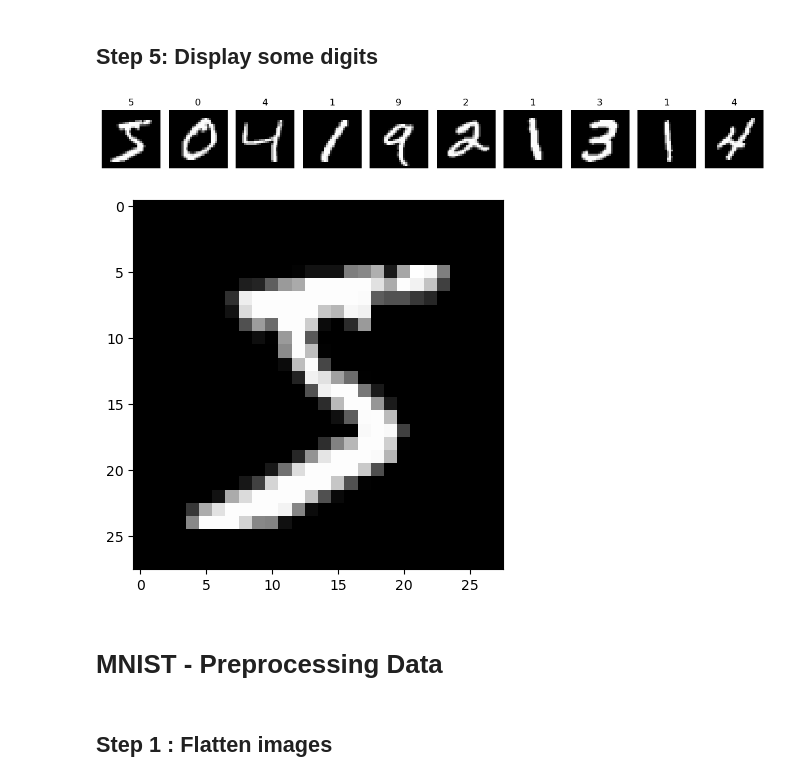
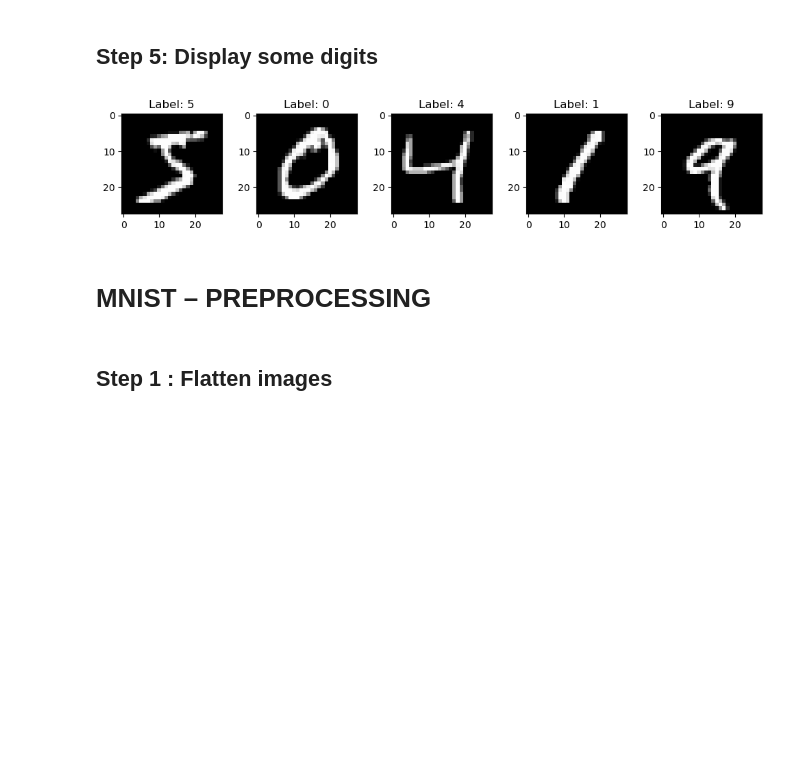
Before and after one commit to Pchambet/mnist-case-study, a Jupyter notebook: mnist.ipynb, the cells around one changed output. Cells and saved outputs as stored; diff of their text form; code cells hidden in the pictures; blank space fills up the shorter version.

```diff
--- a/mnist.ipynb
+++ b/mnist.ipynb
@@ -52,27 +52,20 @@ Pixel values:
     0   0   0   0   0   0   0   0   0   0]]
 # %% [markdown]
 ## Step 5: Display some digits
-# %%
-def show_digits(images, labels, n=10):
-    plt.figure(figsize=(12, 2))
-    for i in range(n):
-        plt.subplot(1, n, i + 1)
-        plt.imshow(images[i], cmap='gray')
-        plt.title(f"{labels[i]}")
-        plt.axis('off')
-    plt.tight_layout()
-    plt.show()
-
-show_digits(X_train, y_train, n=10)
-# %% [output]
-[figure, removed]
 # %%
-plt.imshow(X_train[0], cmap='gray')
+plt.figure(figsize=(10, 2))
+
+for index in range(5): # let's visualize the first 5 images of the training set
+    plt.subplot(1, 5, index + 1)
+    plt.imshow(X_train[index], cmap='gray')
+    plt.title(f"Label: {y_train[index]}")
+
+plt.tight_layout()
 plt.show()
 # %% [output]
-[figure, old version]
+[figure, new version]
 # %% [markdown]
-# MNIST - Preprocessing Data
+# MNIST – PREPROCESSING
 # %% [markdown]
 ## Step 1 : Flatten images
 # %%
```
Also changed, not shown: parts of 17 cells of this notebook.
